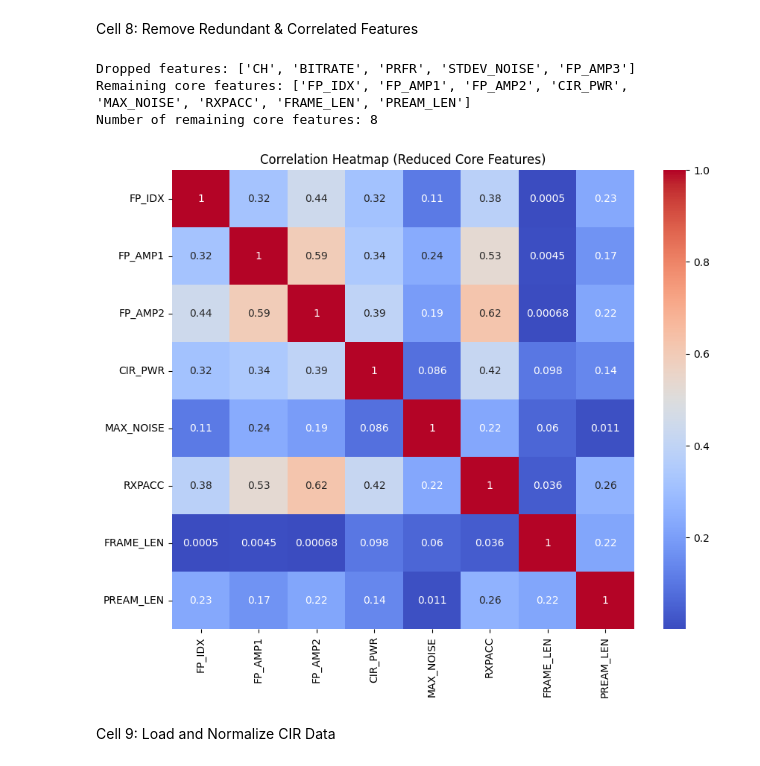
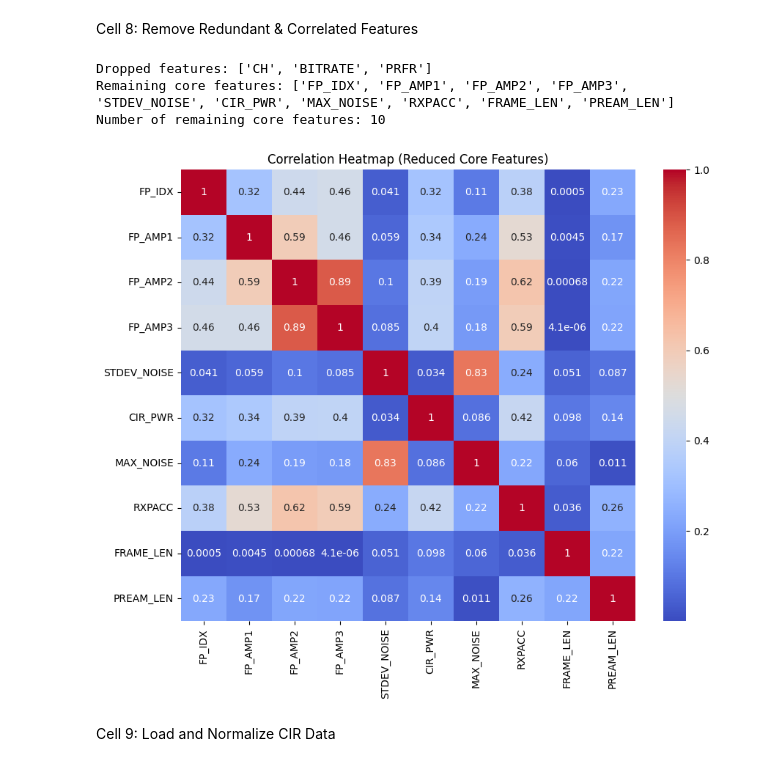
Before and after one commit to jaywmz/UWB-LOS-NLOS-Data-Analytics, a Jupyter notebook: Data Preprocessing/RANGE_regressor_preprocessing.ipynb, the cells around one changed output. Drawn from its saved outputs; the diff is of its cells as text; code cells hidden in the pictures.

```diff
--- a/Data Preprocessing/RANGE_regressor_preprocessing.ipynb
+++ b/Data Preprocessing/RANGE_regressor_preprocessing.ipynb
@@ -237,35 +237,35 @@ Cell 8: Remove Redundant & Correlated Features
 # %%
 # GOAL:
 #   Remove the identified 5 features from the core feature list, show how many remain,
 #   then re-plot the correlation heatmap on the reduced set.
 
 # WHY:
 #   We want to ensure we've successfully removed redundant/constant features,
 #   and verify that the remaining features have acceptable correlation levels.
 
 # 1. Define the features to drop
-features_to_drop = ["CH", "BITRATE", "PRFR", "STDEV_NOISE", "FP_AMP3"]
+features_to_drop = ["CH", "BITRATE", "PRFR"]
 
 # 2. Remove them from your core feature list
 final_core_features = [f for f in core_features if f not in features_to_drop]
 
 print("Dropped features:", features_to_drop)
 print("Remaining core features:", final_core_features)
 print("Number of remaining core features:", len(final_core_features))
 
 # 3. Re-check correlation on the remaining features
 reduced_corr = uwb_df[final_core_features].corr().abs()
 
 # 4. Plot the updated heatmap
 plt.figure(figsize=(10,8))
 sns.heatmap(reduced_corr, annot=True, cmap="coolwarm")
 plt.title("Correlation Heatmap (Reduced Core Features)")
 plt.show()
 # %% [output]
-Dropped features: ['CH', 'BITRATE', 'PRFR', 'STDEV_NOISE', 'FP_AMP3']
-Remaining core features: ['FP_IDX', 'FP_AMP1', 'FP_AMP2', 'CIR_PWR', 'MAX_NOISE', 'RXPACC', 'FRAME_LEN', 'PREAM_LEN']
-Number of remaining core features: 8
+Dropped features: ['CH', 'BITRATE', 'PRFR']
+Remaining core features: ['FP_IDX', 'FP_AMP1', 'FP_AMP2', 'FP_AMP3', 'STDEV_NOISE', 'CIR_PWR', 'MAX_NOISE', 'RXPACC', 'FRAME_LEN', 'PREAM_LEN']
+Number of remaining core features: 10
-[figure, old version]
+[figure, new version]
 # %% [markdown]
 Cell 9: Load and Normalize CIR Data
 # %%
```
Also changed, not shown: parts of 2 cells of this notebook, 3 other files.
